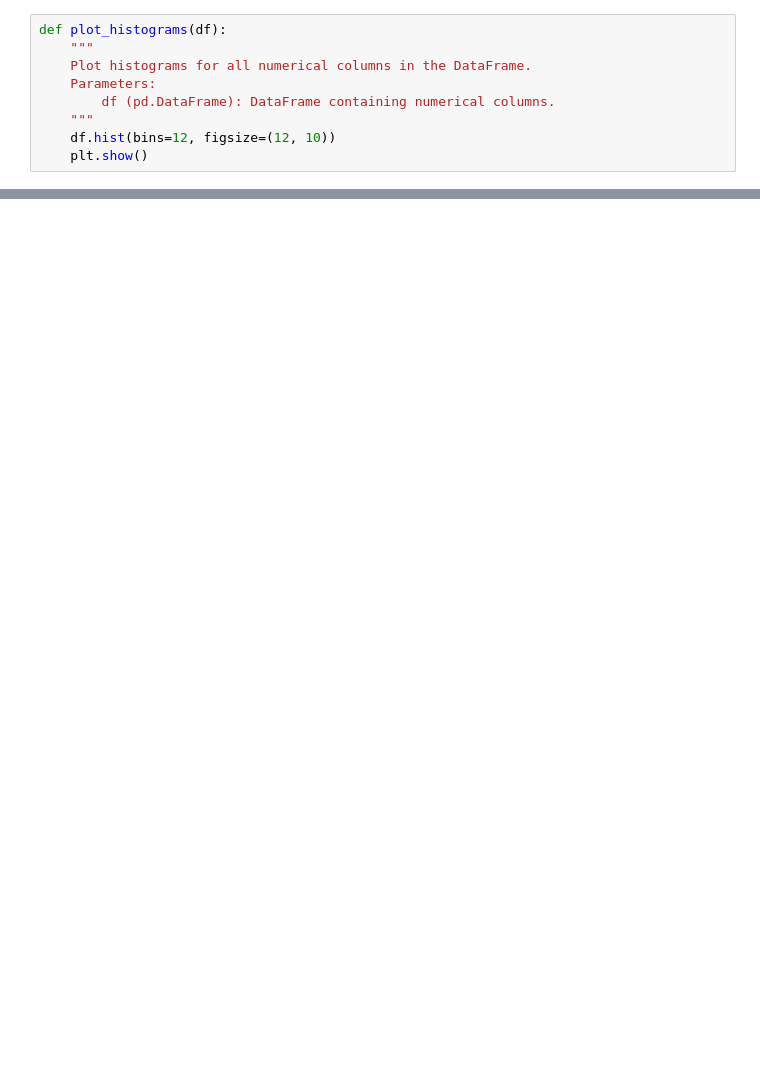
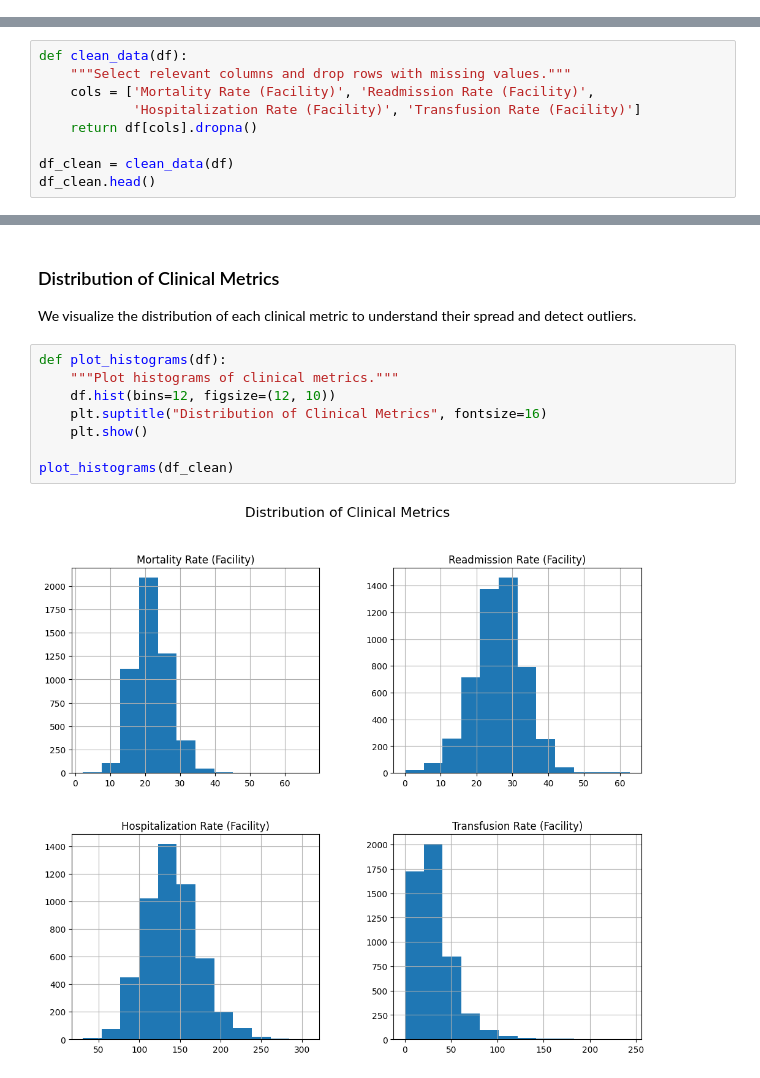
Before and after one commit to PBandCamJam/DialysisCare, a Jupyter notebook: Dialysis_Facility_Care.ipynb, the cells around one changed output, grey strips where cells are left out. Saved outputs shown, nothing was run; the diff lists cells and outputs as text; blank space fills up the shorter version.

```diff
--- a/Dialysis_Facility_Care.ipynb
+++ b/Dialysis_Facility_Care.ipynb
@@ -38,9 +0,0 @@ def clean_data(df):
-# %%
-def plot_histograms(df):
-    """
-    Plot histograms for all numerical columns in the DataFrame.
-    Parameters:
-        df (pd.DataFrame): DataFrame containing numerical columns.
-    """
-    df.hist(bins=12, figsize=(12, 10))
-    plt.show()
@@ -177,0 +108,9 @@ Simple Model Test RMSE: 5.159587833715236
+# %%
+def clean_data(df):
+    """Select relevant columns and drop rows with missing values."""
+    cols = ['Mortality Rate (Facility)', 'Readmission Rate (Facility)',
+            'Hospitalization Rate (Facility)', 'Transfusion Rate (Facility)']
+    return df[cols].dropna()
+
+df_clean = clean_data(df)
+df_clean.head()
@@ -177,0 +124,14 @@ Simple Model Test RMSE: 5.159587833715236
+# %% [markdown]
+### Distribution of Clinical Metrics
+
+We visualize the distribution of each clinical metric to understand their spread and detect outliers.
+# %%
+def plot_histograms(df):
+    """Plot histograms of clinical metrics."""
+    df.hist(bins=12, figsize=(12, 10))
+    plt.suptitle("Distribution of Clinical Metrics", fontsize=16)
+    plt.show()
+
+plot_histograms(df_clean)
+# %% [output]
+[figure, added]
```
Also changed, not shown: parts of 36 cells of this notebook.
